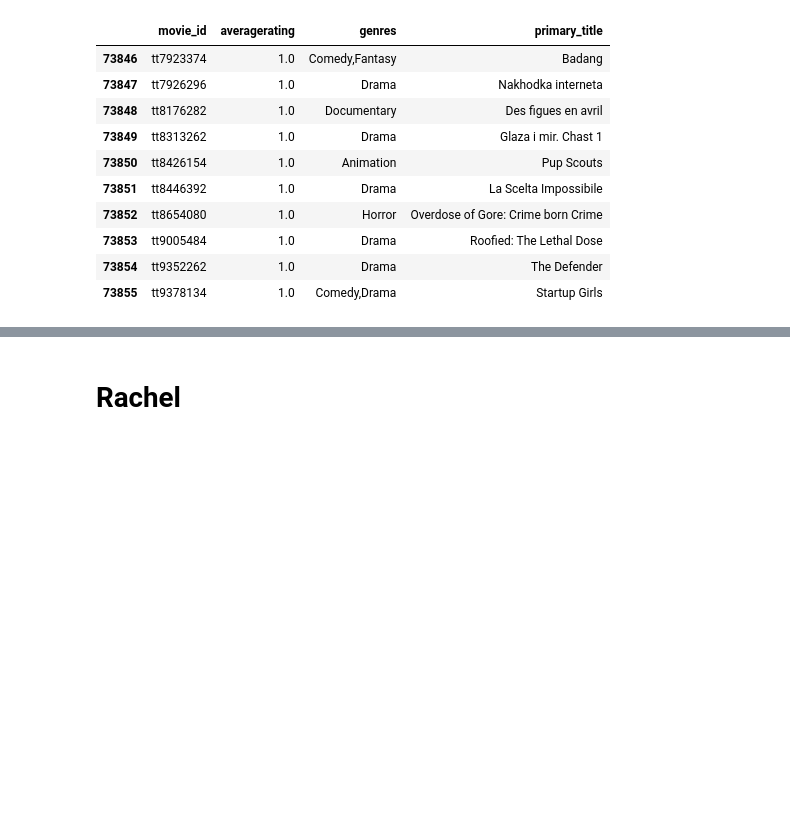
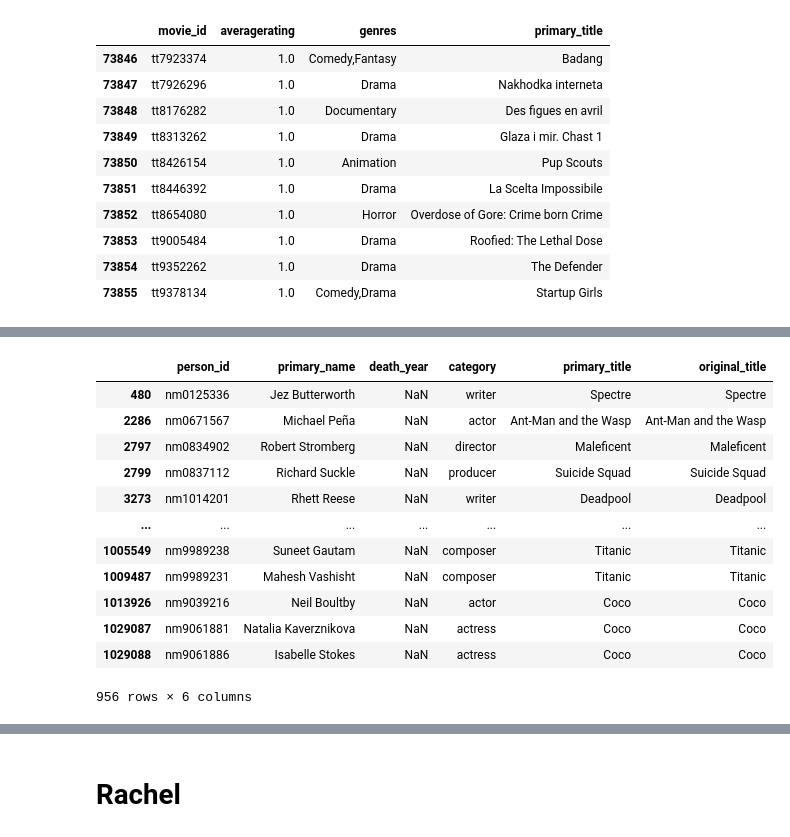
Before and after one commit to racday/ai-capstone, a Jupyter notebook: index.ipynb, the cells around one changed output, grey strips where cells are left out. Drawn from its saved outputs; the diff is of its cells as text; code cells hidden in the pictures; blank space fills up the shorter version.

```diff
--- a/index.ipynb
+++ b/index.ipynb
@@ -213,0 +230,4 @@ clean_table = joinedtables.dropna()
+# %%
+the_numbers['production_budget'] = the_numbers['production_budget'].apply(lambda x: make_int(x))
+the_numbers['domestic_gross'] = the_numbers['domestic_gross'].apply(lambda x: make_int(x))
+the_numbers['worldwide_gross'] = the_numbers['worldwide_gross'].apply(lambda x: make_int(x))
@@ -213,0 +276,20 @@ clean_table = joinedtables.dropna()
+# %%
+imdb = imdb[imdb['death_year'].isnull() == True]
+imdb_outliers = imdb[imdb['primary_title'].isin(outliers_movies_lst)]
+display(imdb_outliers)
+grouped = imdb_outliers.groupby(['category','primary_name']).size().reset_index(name='counts')
+grouped2 = grouped[grouped['counts'] > 2]
+# %% [output]
+|  | person_id | primary_name | death_year | category | primary_title | original_title |
+| 480 | nm0125336 | Jez Butterworth | NaN | writer | Spectre | Spectre |
+| 2286 | nm0671567 | Michael Peña | NaN | actor | Ant-Man and the Wasp | Ant-Man and the Wasp |
+| 2797 | nm0834902 | Robert Stromberg | NaN | director | Maleficent | Maleficent |
+| 2799 | nm0837112 | Richard Suckle | NaN | producer | Suicide Squad | Suicide Squad |
+| 3273 | nm1014201 | Rhett Reese | NaN | writer | Deadpool | Deadpool |
+| ... | ... | ... | ... | ... | ... | ... |
+| 1005549 | nm9989238 | Suneet Gautam | NaN | composer | Titanic | Titanic |
+| 1009487 | nm9989231 | Mahesh Vashisht | NaN | composer | Titanic | Titanic |
+| 1013926 | nm9039216 | Neil Boultby | NaN | actor | Coco | Coco |
+| 1029087 | nm9061881 | Natalia Kaverznikova | NaN | actress | Coco | Coco |
+| 1029088 | nm9061886 | Isabelle Stokes | NaN | actress | Coco | Coco |
+956 rows × 6 columns
```
Also changed, not shown: parts of 10 cells of this notebook.
